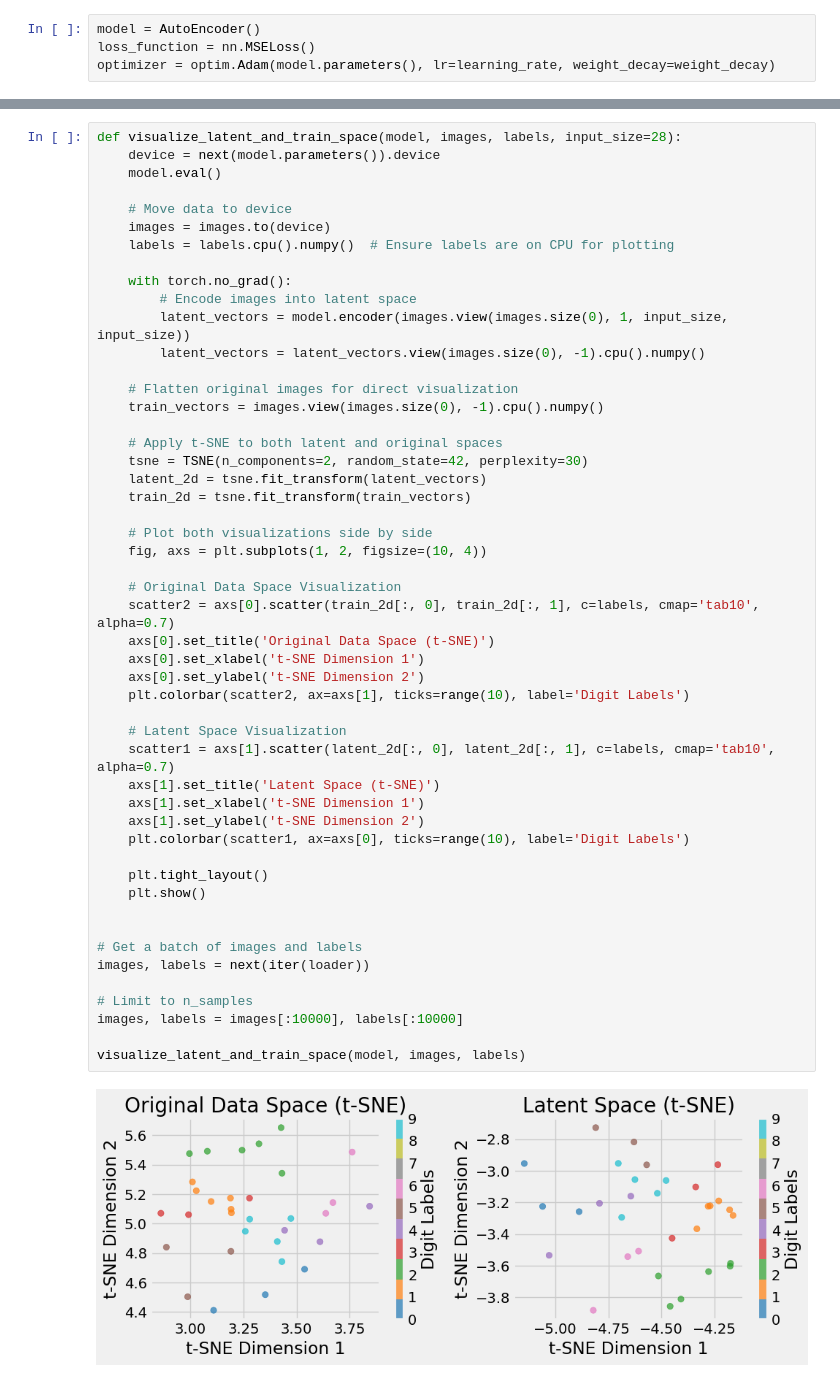
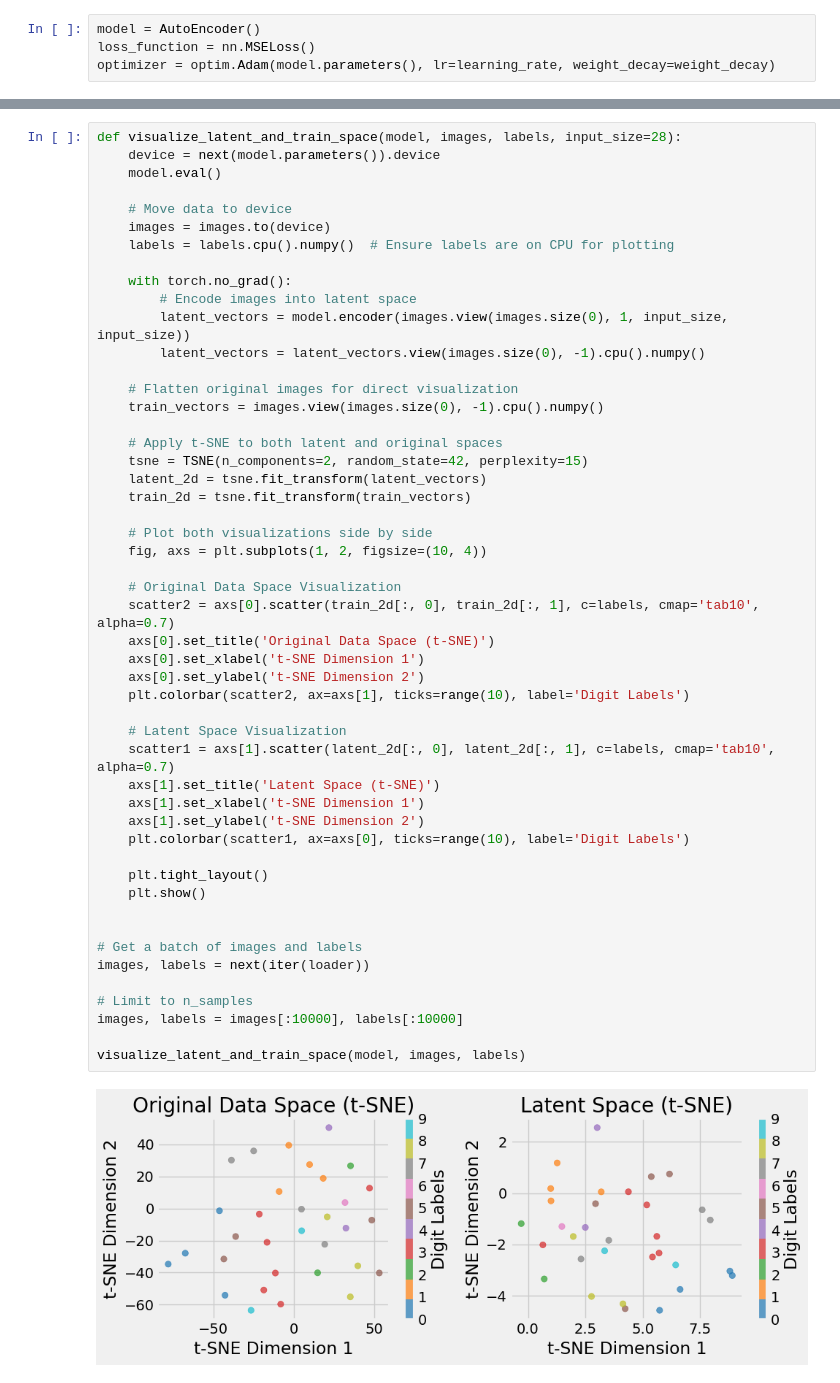
Before and after one commit to justinhangoebl/residual-quantization, a Jupyter notebook: ae.ipynb, the cells around one changed output, grey strips where cells are left out. Drawn from its saved outputs; the diff is of its cells as text.

```diff
--- a/ae.ipynb
+++ b/ae.ipynb
@@ -158,40 +164,40 @@ def visualize_latent_and_train_space(model, images, labels, input_size=28):
     train_vectors = images.view(images.size(0), -1).cpu().numpy()
 
     # Apply t-SNE to both latent and original spaces
-    tsne = TSNE(n_components=2, random_state=42, perplexity=30)
+    tsne = TSNE(n_components=2, random_state=42, perplexity=15)
     latent_2d = tsne.fit_transform(latent_vectors)
     train_2d = tsne.fit_transform(train_vectors)
 
     # Plot both visualizations side by side
     fig, axs = plt.subplots(1, 2, figsize=(10, 4))
 
     # Original Data Space Visualization
     scatter2 = axs[0].scatter(train_2d[:, 0], train_2d[:, 1], c=labels, cmap='tab10', alpha=0.7)
     axs[0].set_title('Original Data Space (t-SNE)')
     axs[0].set_xlabel('t-SNE Dimension 1')
     axs[0].set_ylabel('t-SNE Dimension 2')
     plt.colorbar(scatter2, ax=axs[1], ticks=range(10), label='Digit Labels')
 
     # Latent Space Visualization
     scatter1 = axs[1].scatter(latent_2d[:, 0], latent_2d[:, 1], c=labels, cmap='tab10', alpha=0.7)
     axs[1].set_title('Latent Space (t-SNE)')
     axs[1].set_xlabel('t-SNE Dimension 1')
     axs[1].set_ylabel('t-SNE Dimension 2')
     plt.colorbar(scatter1, ax=axs[0], ticks=range(10), label='Digit Labels')
 
     plt.tight_layout()
     plt.show()
 
 
 # Get a batch of images and labels
 images, labels = next(iter(loader))
 
 # Limit to n_samples
 images, labels = images[:10000], labels[:10000]
 
 visualize_latent_and_train_space(model, images, labels)
 # %% [output]
-[figure, old version]
+[figure, new version]
 # %%
 dataiter = iter(loader)
 images, labels = next(dataiter)
```
Also changed, not shown: parts of 3 cells of this notebook.
